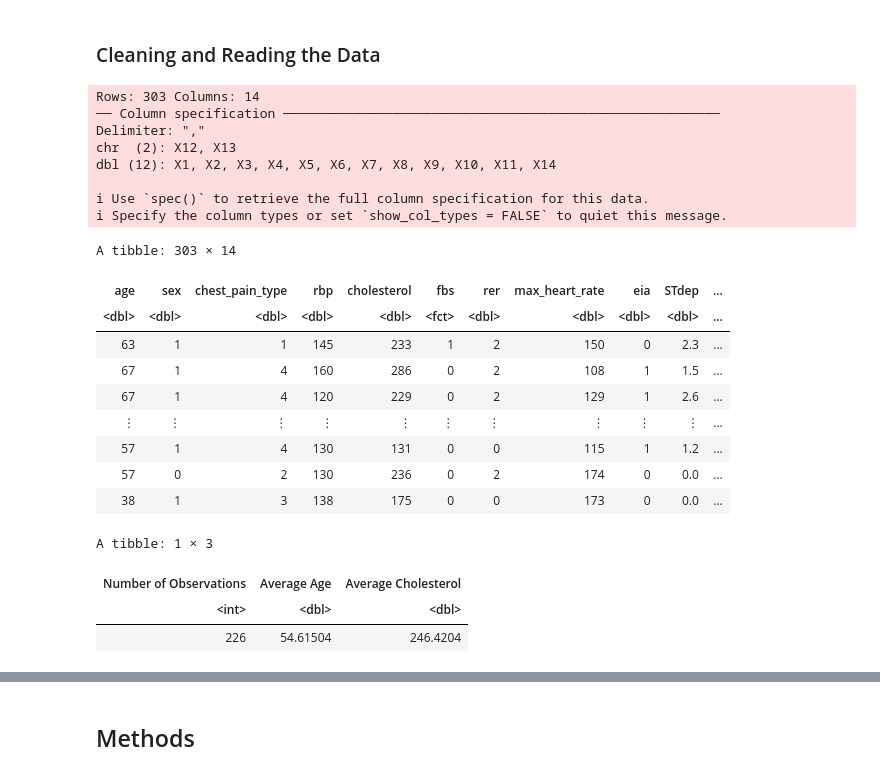
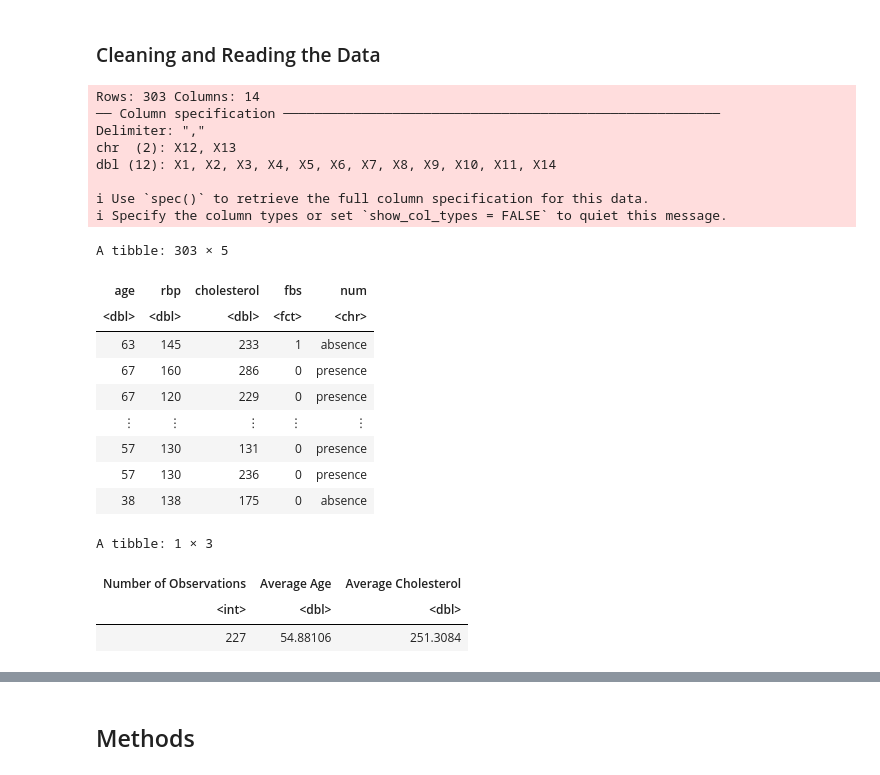
Before and after one commit to mariimako/DSCIPROJECT, a Jupyter notebook: projectproposal.ipynb, the cells around one changed output, grey strips where cells are left out. Drawn from its saved outputs; the diff is of its cells as text; code cells hidden in the pictures.

```diff
--- a/projectproposal.ipynb
+++ b/projectproposal.ipynb
@@ -37,37 +32,43 @@ https://archive.ics.uci.edu/ml/datasets/Heart+Disease
 # %%
 heart_disease <- read_csv(url("https://archive.ics.uci.edu/ml/machine-learning-databases/heart-disease/processed.cleveland.data"),
                          col_names = FALSE)
 
 colnames(heart_disease) <- c("age", "sex", "chest_pain_type", "rbp", "cholesterol",
                       "fbs", "rer",
                       "max_heart_rate","eia", "STdep",
                       "slope","ca", "thal", "num")
 
-heart_disease <- heart_disease |>
-                    mutate(fbs = as_factor(fbs),
-                    num = as_factor(num))
+heart_disease <- heart_disease |> select(age, rbp, cholesterol, fbs, num)
 
+heart_disease <- heart_disease %>%
+        mutate(fbs = as_factor(fbs), num = as_factor(num))
 
+heart_disease <- heart_disease %>%
+             mutate(num = case_when(num == 0 ~ "absence",
+                                    num == 1 ~ "presence",
+                                    num == 2 ~ "presence",
+                                    num == 3 ~ "presence",
+                                    num == 4 ~ "presence"))
 heart_disease
 # %% [output]
 Rows: 303 Columns: 14
 ── Column specification ────────────────────────────────────────────────────────
 Delimiter: ","
 chr  (2): X12, X13
 dbl (12): X1, X2, X3, X4, X5, X6, X7, X8, X9, X10, X11, X14
 
 ℹ Use `spec()` to retrieve the full column specification for this data.
 ℹ Specify the column types or set `show_col_types = FALSE` to quiet this message.
-A tibble: 303 × 14
+A tibble: 303 × 5
-| age | sex | chest_pain_type | rbp | cholesterol | fbs | rer | max_heart_rate | eia | STdep | ... |
-| <dbl> | <dbl> | <dbl> | <dbl> | <dbl> | <fct> | <dbl> | <dbl> | <dbl> | <dbl> | ... |
-| 63 | 1 | 1 | 145 | 233 | 1 | 2 | 150 | 0 | 2.3 | ... |
-| 67 | 1 | 4 | 160 | 286 | 0 | 2 | 108 | 1 | 1.5 | ... |
-| 67 | 1 | 4 | 120 | 229 | 0 | 2 | 129 | 1 | 2.6 | ... |
-| ⋮ | ⋮ | ⋮ | ⋮ | ⋮ | ⋮ | ⋮ | ⋮ | ⋮ | ⋮ | ... |
-| 57 | 1 | 4 | 130 | 131 | 0 | 0 | 115 | 1 | 1.2 | ... |
-| 57 | 0 | 2 | 130 | 236 | 0 | 2 | 174 | 0 | 0.0 | ... |
-| 38 | 1 | 3 | 138 | 175 | 0 | 0 | 173 | 0 | 0.0 | ... |
+| age | rbp | cholesterol | fbs | num |
+| <dbl> | <dbl> | <dbl> | <fct> | <chr> |
+| 63 | 145 | 233 | 1 | absence |
+| 67 | 160 | 286 | 0 | presence |
+| 67 | 120 | 229 | 0 | presence |
+| ⋮ | ⋮ | ⋮ | ⋮ | ⋮ |
+| 57 | 130 | 131 | 0 | presence |
+| 57 | 130 | 236 | 0 | presence |
+| 38 | 138 | 175 | 0 | absence |
 # %%
  # Splitting the data
 heart_split <- initial_split(heart_disease, prop = 0.75, strata = num)
@@ -91,11 +92,12 @@ data_analysis <- bind_cols(num_obs, average_age, avg_chol)
 
 colnames(data_analysis)  <- c("Number of Observations", "Average Age", "Average Cholesterol")
 
+
 data_analysis
 # %% [output]
 A tibble: 1 × 3
 | Number of Observations | Average Age | Average Cholesterol |
 | <int> | <dbl> | <dbl> |
-| 226 | 54.61504 | 246.4204 |
+| 227 | 54.88106 | 251.3084 |
 # %%
 # plotting for data analysis
```
Also changed, not shown: parts of 3 cells of this notebook.
